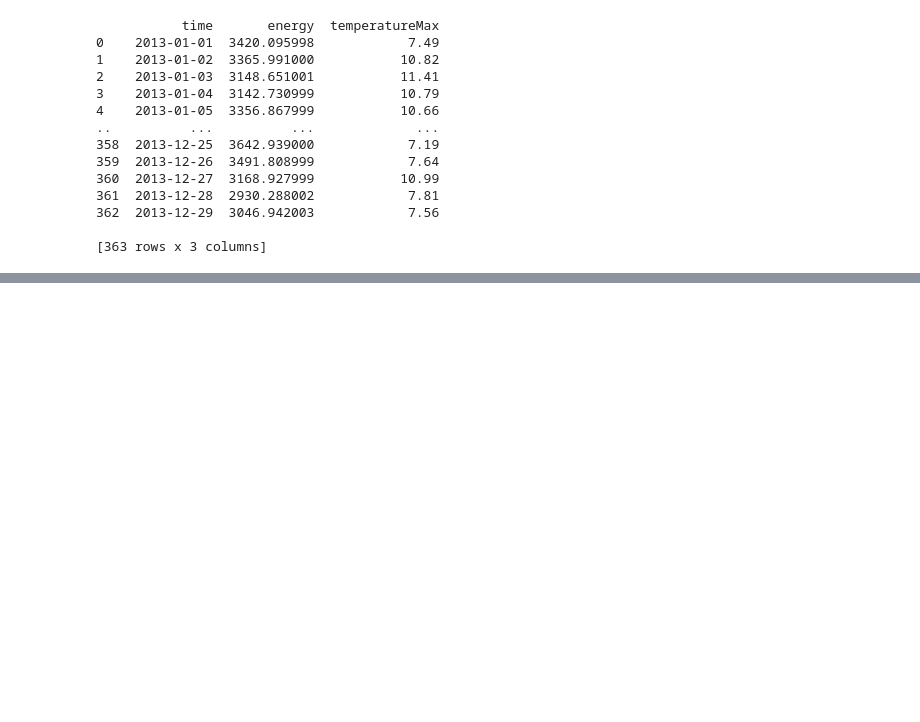
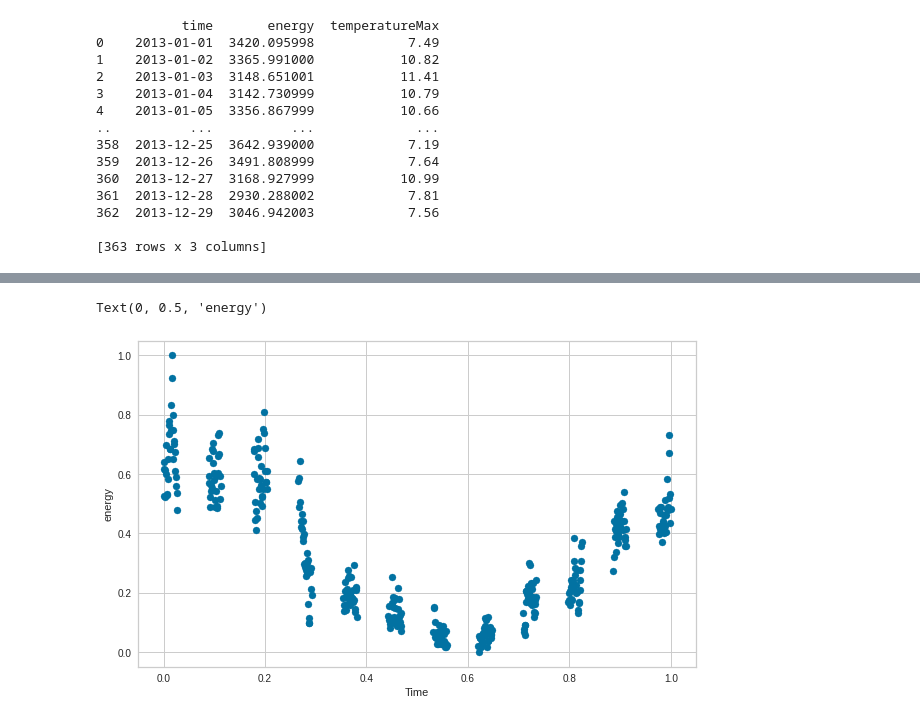
Before and after one commit to Josmachd/smart_meters_in_london, a Jupyter notebook: notebook.ipynb, the cells around one changed output, grey strips where cells are left out. Cells and saved outputs as stored; diff of their text form; code cells hidden in the pictures; blank space fills up the shorter version.

```diff
--- a/notebook.ipynb
+++ b/notebook.ipynb
@@ -157,0 +163,8 @@ dft.plot(x='temperatureMax', y='energy')
+# %%
+# time with int
+data = dft
+print(type(data['time'][0]))
+data['time'] = pd.to_datetime(data['time'], errors='coerce')
+
+data['time_int'] = data['time'].dt.year * 10000000000 + data['time'].dt.month * 100000000 + data['time'].dt.day * 1000000
+print(data)
@@ -157,0 +187,7 @@ dft.plot(x='temperatureMax', y='energy')
+# %%
+scaler = MinMaxScaler()
+scaler.fit(data[['energy']])
+data['energy'] = scaler.transform(data[['energy']])
+scaler.fit(data[['time_int']])
+data['time_int'] = scaler.transform(data[['time_int']])
+print(data)
@@ -157,0 +209,8 @@ dft.plot(x='temperatureMax', y='energy')
+# %%
+fig = plt.subplots(figsize =(10, 6))
+plt.scatter(data['time_int'], data['energy'])
+plt.xlabel('Time')
+plt.ylabel('energy')
+# %% [output]
+Text(0, 0.5, 'energy')
+[figure, added]
```
Also changed, not shown: parts of 18 cells of this notebook.
